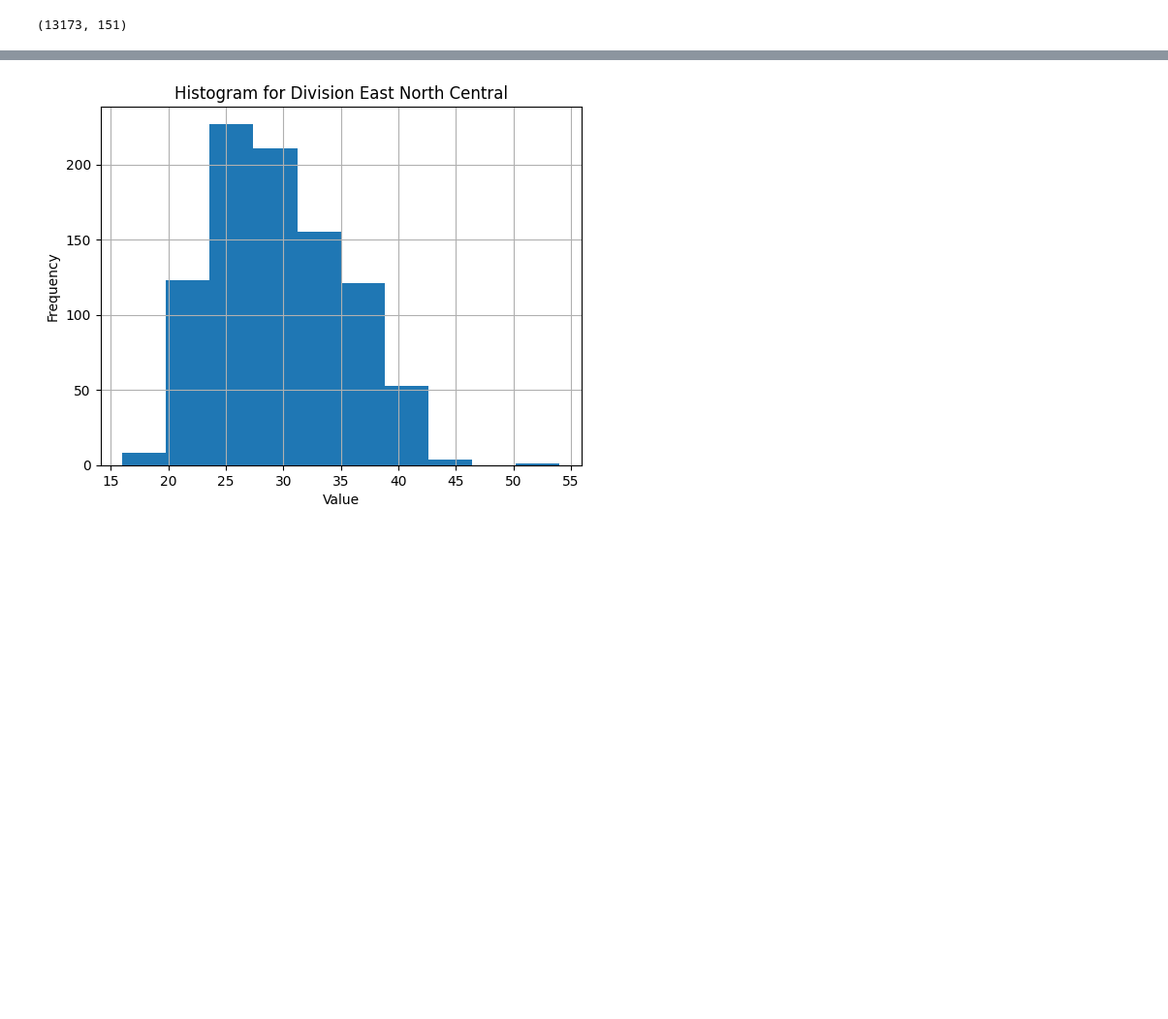
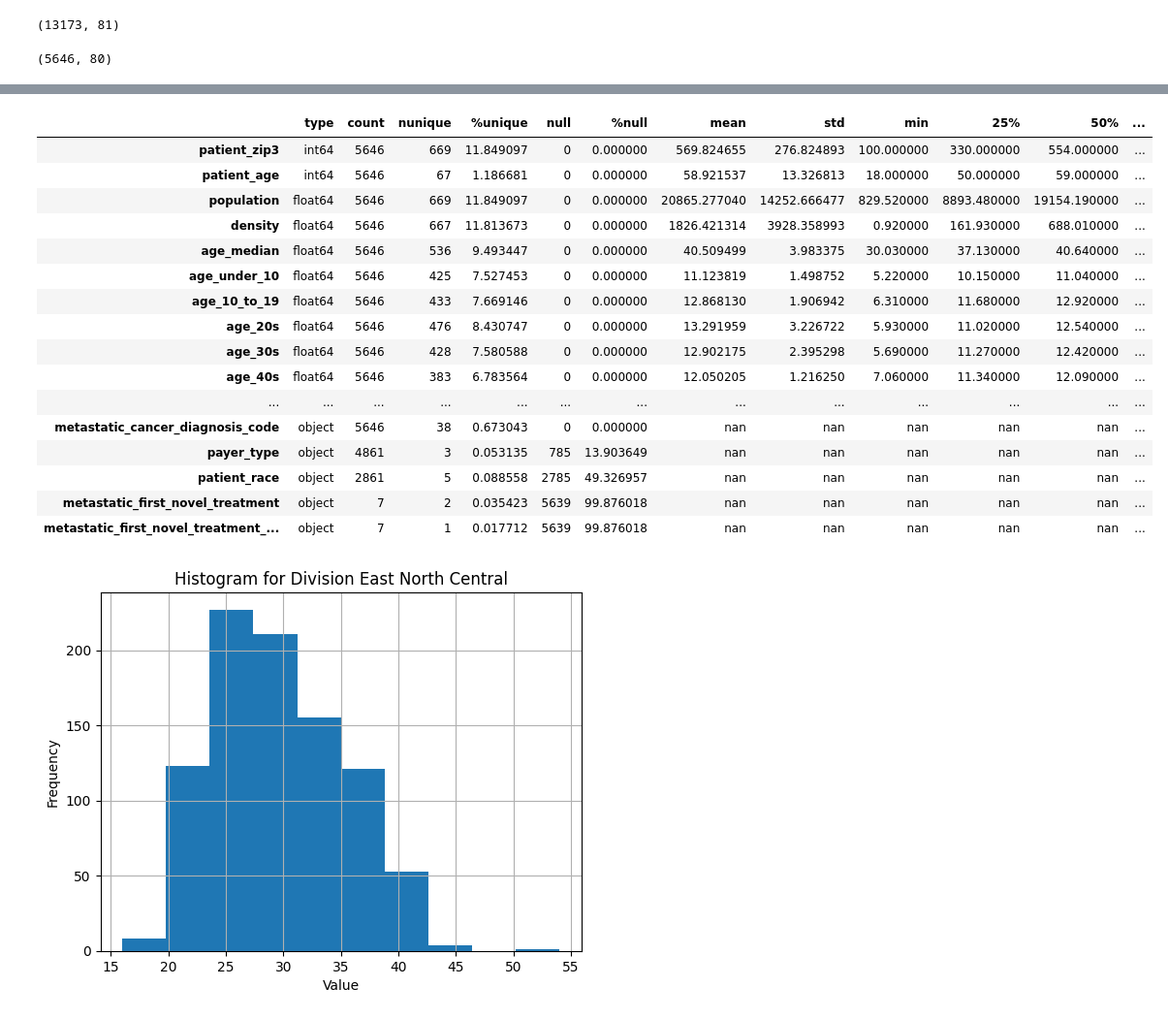
Before and after one commit to camohenry/WiDSproject, a Jupyter notebook: WiDS Project.ipynb, the cells around one changed output, grey strips where cells are left out. Shown at 97% size. Cells and saved outputs as stored; diff of their text form; code cells hidden in the pictures; blank space fills up the shorter version.

```diff
--- a/WiDS Project.ipynb
+++ b/WiDS Project.ipynb
@@ -32,11 +32,15 @@ from sklearn.ensemble import HistGradientBoostingRegressor, VotingRegressor, His
 from tensorflow import feature_column
 import math
 # %%
-train = pd.read_csv(r'/Users/Henry/Downloads/widsdatathon2024-challenge2/train.csv', index_col='patient_id')
-test = pd.read_csv(r'/Users/Henry/Downloads/widsdatathon2024-challenge2/test.csv', index_col='patient_id')
+train = pd.read_csv(r'/Users/Henry/Downloads/CSVswithJanuaryJuly/TrainwithJanuaryJuly.csv', index_col='patient_id')
+test = pd.read_csv(r'/Users/Henry/Downloads/CSVswithJanuaryJuly/TestwithJanuaryJuly.csv', index_col='patient_id')
 print(train.shape)
 # %% [output]
-(13173, 151)
+(13173, 81)
+# %%
+print(test.shape)
+# %% [output]
+(5646, 80)
 # %%
 desc = pd.DataFrame(index = list(train))
 desc['type'] = train.dtypes
@@ -68,6 +72,37 @@ desc.sort_values(by=['type','null']).style.background_gradient(cmap='YlOrBr')\
 | patient_race | object | 6516 | 5 | 0.037956 | 6657 | 50.535186 | nan | nan | nan | nan | nan | ... |
 | metastatic_first_novel_treatment | object | 11 | 2 | 0.015183 | 13162 | 99.916496 | nan | nan | nan | nan | nan | ... |
 | metastatic_first_novel_treatment_... | object | 11 | 1 | 0.007591 | 13162 | 99.916496 | nan | nan | nan | nan | nan | ... |
+# %%
+desc = pd.DataFrame(index = list(test))
+desc['type'] = test.dtypes
+desc['count'] = test.count()
+desc['nunique'] = test.nunique()
+desc['%unique'] = desc['nunique'] /len(test) * 100
+desc['null'] = test.isnull().sum()
+desc['%null'] = desc['null'] / len(test) * 100
+desc = pd.concat([desc,test.describe().T.drop('count',axis=1)],axis=1)
+desc.sort_values(by=['type','null']).style.background_gradient(cmap='YlOrBr')\
+    .bar(subset=['mean'],color='green')\
+    .bar(subset=['max'],color='red')\
+    .bar(subset=['min'], color='purple')
+# %% [output]
+|  | type | count | nunique | %unique | null | %null | mean | std | min | 25% | 50% | ... |
+| patient_zip3 | int64 | 5646 | 669 | 11.849097 | 0 | 0.000000 | 569.824655 | 276.824893 | 100.000000 | 330.000000 | 554.000000 | ... |
+| patient_age | int64 | 5646 | 67 | 1.186681 | 0 | 0.000000 | 58.921537 | 13.326813 | 18.000000 | 50.000000 | 59.000000 | ... |
+| population | float64 | 5646 | 669 | 11.849097 | 0 | 0.000000 | 20865.277040 | 14252.666477 | 829.520000 | 8893.480000 | 19154.190000 | ... |
+| density | float64 | 5646 | 667 | 11.813673 | 0 | 0.000000 | 1826.421314 | 3928.358993 | 0.920000 | 161.930000 | 688.010000 | ... |
+| age_median | float64 | 5646 | 536 | 9.493447 | 0 | 0.000000 | 40.509499 | 3.983375 | 30.030000 | 37.130000 | 40.640000 | ... |
+| age_under_10 | float64 | 5646 | 425 | 7.527453 | 0 | 0.000000 | 11.123819 | 1.498752 | 5.220000 | 10.150000 | 11.040000 | ... |
+| age_10_to_19 | float64 | 5646 | 433 | 7.669146 | 0 | 0.000000 | 12.868130 | 1.906942 | 6.310000 | 11.680000 | 12.920000 | ... |
+| age_20s | float64 | 5646 | 476 | 8.430747 | 0 | 0.000000 | 13.291959 | 3.226722 | 5.930000 | 11.020000 | 12.540000 | ... |
+| age_30s | float64 | 5646 | 428 | 7.580588 | 0 | 0.000000 | 12.902175 | 2.395298 | 5.690000 | 11.270000 | 12.420000 | ... |
+| age_40s | float64 | 5646 | 383 | 6.783564 | 0 | 0.000000 | 12.050205 | 1.216250 | 7.060000 | 11.340000 | 12.090000 | ... |
+| ... | ... | ... | ... | ... | ... | ... | ... | ... | ... | ... | ... | ... |
+| metastatic_cancer_diagnosis_code | object | 5646 | 38 | 0.673043 | 0 | 0.000000 | nan | nan | nan | nan | nan | ... |
+| payer_type | object | 4861 | 3 | 0.053135 | 785 | 13.903649 | nan | nan | nan | nan | nan | ... |
+| patient_race | object | 2861 | 5 | 0.088558 | 2785 | 49.326957 | nan | nan | nan | nan | nan | ... |
+| metastatic_first_novel_treatment | object | 7 | 2 | 0.035423 | 5639 | 99.876018 | nan | nan | nan | nan | nan | ... |
+| metastatic_first_novel_treatment_... | object | 7 | 1 | 0.017712 | 5639 | 99.876018 | nan | nan | nan | nan | nan | ... |
 # %%
 train_nonullbmi = train.copy()
 train_nonullbmi.dropna(subset=['bmi'], inplace=True)
```
Also changed, not shown: parts of 12 cells of this notebook.
